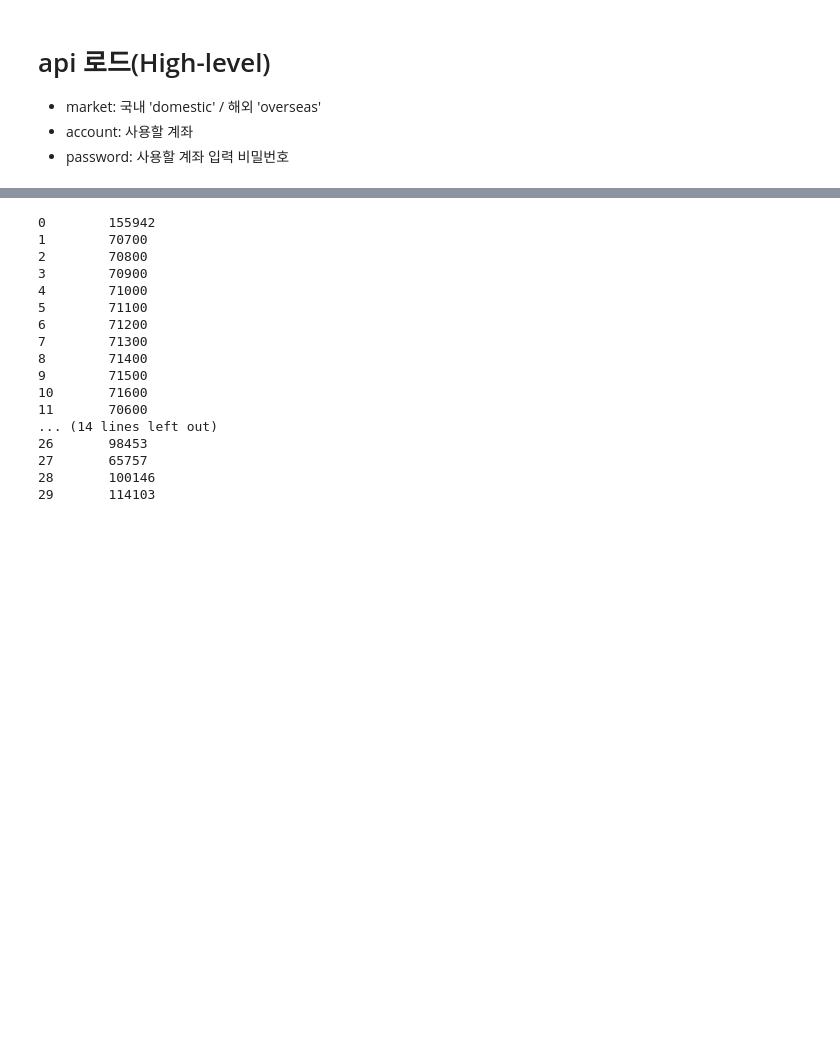
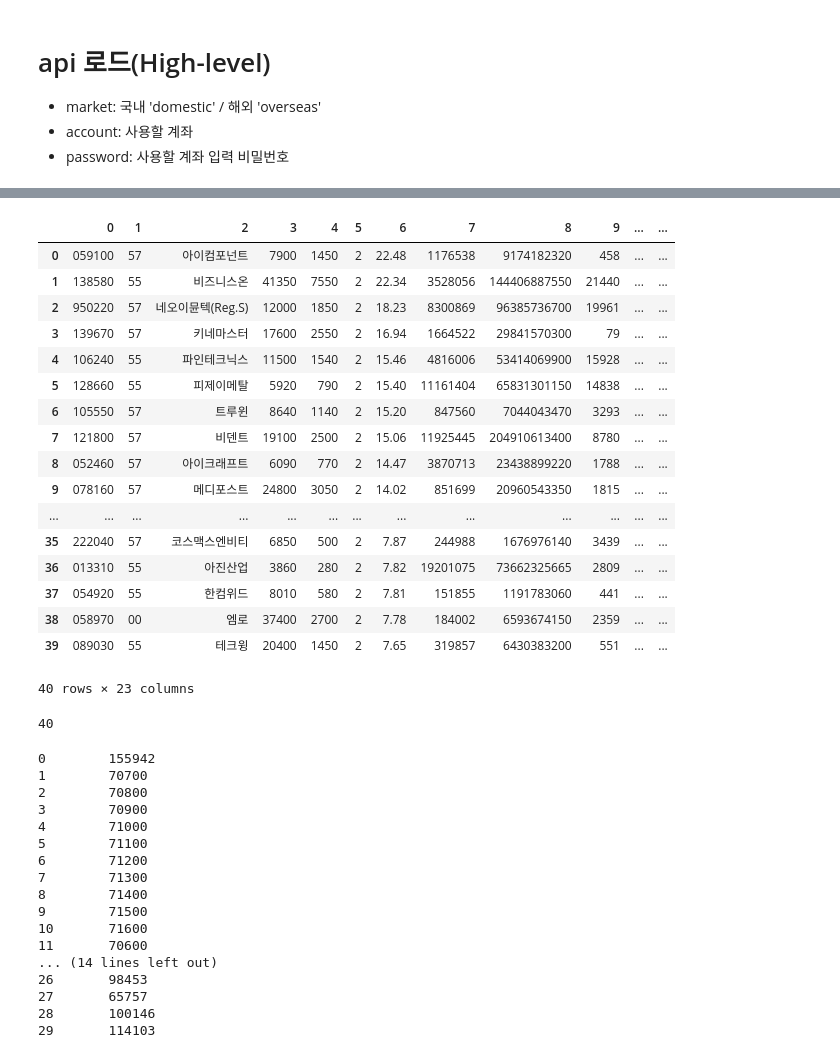
Before and after one commit to softyoungha/pyefriend, a Jupyter notebook: pyefriend_example.ipynb, the cells around one changed output, grey strips where cells are left out. Drawn from its saved outputs; the diff is of its cells as text; code cells hidden in the pictures; blank space fills up the shorter version.

```diff
--- a/pyefriend_example.ipynb
+++ b/pyefriend_example.ipynb
@@ -21,3 +251,39 @@ from datetime import datetime
+# %%
+# 상승 하락 종목 수
+(
+    api
+    .set_data(0, 'J')
+    .set_data(1, '11302')
+    .set_data(2, '1')
+    .set_data(3, '0')
+    .set_data(4, '1001')
+    .request_data('KST13020000')
+)
+
+columns = [dict(index=i, key=f'{i}') for i in range(23)]
+data = api.get_data(multiple=True, columns=columns)
+display(pd.DataFrame(data))
+len(data)
+# %% [output]
+|  | 0 | 1 | 2 | 3 | 4 | 5 | 6 | 7 | 8 | 9 | ... | ... |
+| 0 | 059100 | 57 | 아이컴포넌트 | 7900 | 1450 | 2 | 22.48 | 1176538 | 9174182320 | 458 | ... | ... |
+| 1 | 138580 | 55 | 비즈니스온 | 41350 | 7550 | 2 | 22.34 | 3528056 | 144406887550 | 21440 | ... | ... |
+| 2 | 950220 | 57 | 네오이뮨텍(Reg.S) | 12000 | 1850 | 2 | 18.23 | 8300869 | 96385736700 | 19961 | ... | ... |
+| 3 | 139670 | 57 | 키네마스터 | 17600 | 2550 | 2 | 16.94 | 1664522 | 29841570300 | 79 | ... | ... |
+| 4 | 106240 | 55 | 파인테크닉스 | 11500 | 1540 | 2 | 15.46 | 4816006 | 53414069900 | 15928 | ... | ... |
+| 5 | 128660 | 55 | 피제이메탈 | 5920 | 790 | 2 | 15.40 | 11161404 | 65831301150 | 14838 | ... | ... |
+| 6 | 105550 | 57 | 트루윈 | 8640 | 1140 | 2 | 15.20 | 847560 | 7044043470 | 3293 | ... | ... |
+| 7 | 121800 | 57 | 비덴트 | 19100 | 2500 | 2 | 15.06 | 11925445 | 204910613400 | 8780 | ... | ... |
+| 8 | 052460 | 57 | 아이크래프트 | 6090 | 770 | 2 | 14.47 | 3870713 | 23438899220 | 1788 | ... | ... |
+| 9 | 078160 | 57 | 메디포스트 | 24800 | 3050 | 2 | 14.02 | 851699 | 20960543350 | 1815 | ... | ... |
+| ... | ... | ... | ... | ... | ... | ... | ... | ... | ... | ... | ... | ... |
+| 35 | 222040 | 57 | 코스맥스엔비티 | 6850 | 500 | 2 | 7.87 | 244988 | 1676976140 | 3439 | ... | ... |
+| 36 | 013310 | 55 | 아진산업 | 3860 | 280 | 2 | 7.82 | 19201075 | 73662325665 | 2809 | ... | ... |
+| 37 | 054920 | 55 | 한컴위드 | 8010 | 580 | 2 | 7.81 | 151855 | 1191783060 | 441 | ... | ... |
+| 38 | 058970 | 00 | 엠로 | 37400 | 2700 | 2 | 7.78 | 184002 | 6593674150 | 2359 | ... | ... |
+| 39 | 089030 | 55 | 테크윙 | 20400 | 1450 | 2 | 7.65 | 319857 | 6430383200 | 551 | ... | ... |
+40 rows × 23 columns
+40
 # %%
 (
     api
```
Also changed, not shown: parts of 11 cells of this notebook, 4 other files.
